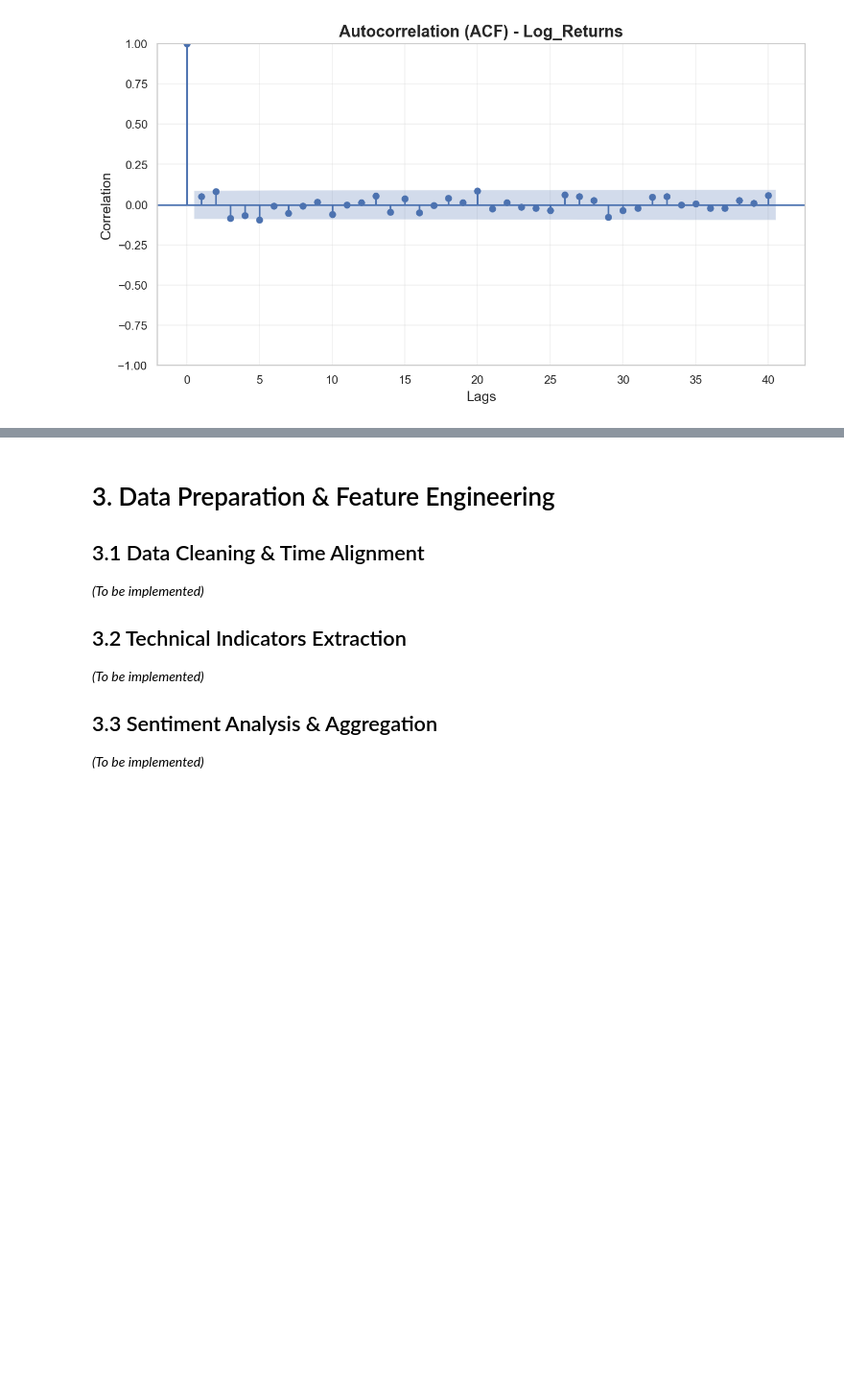
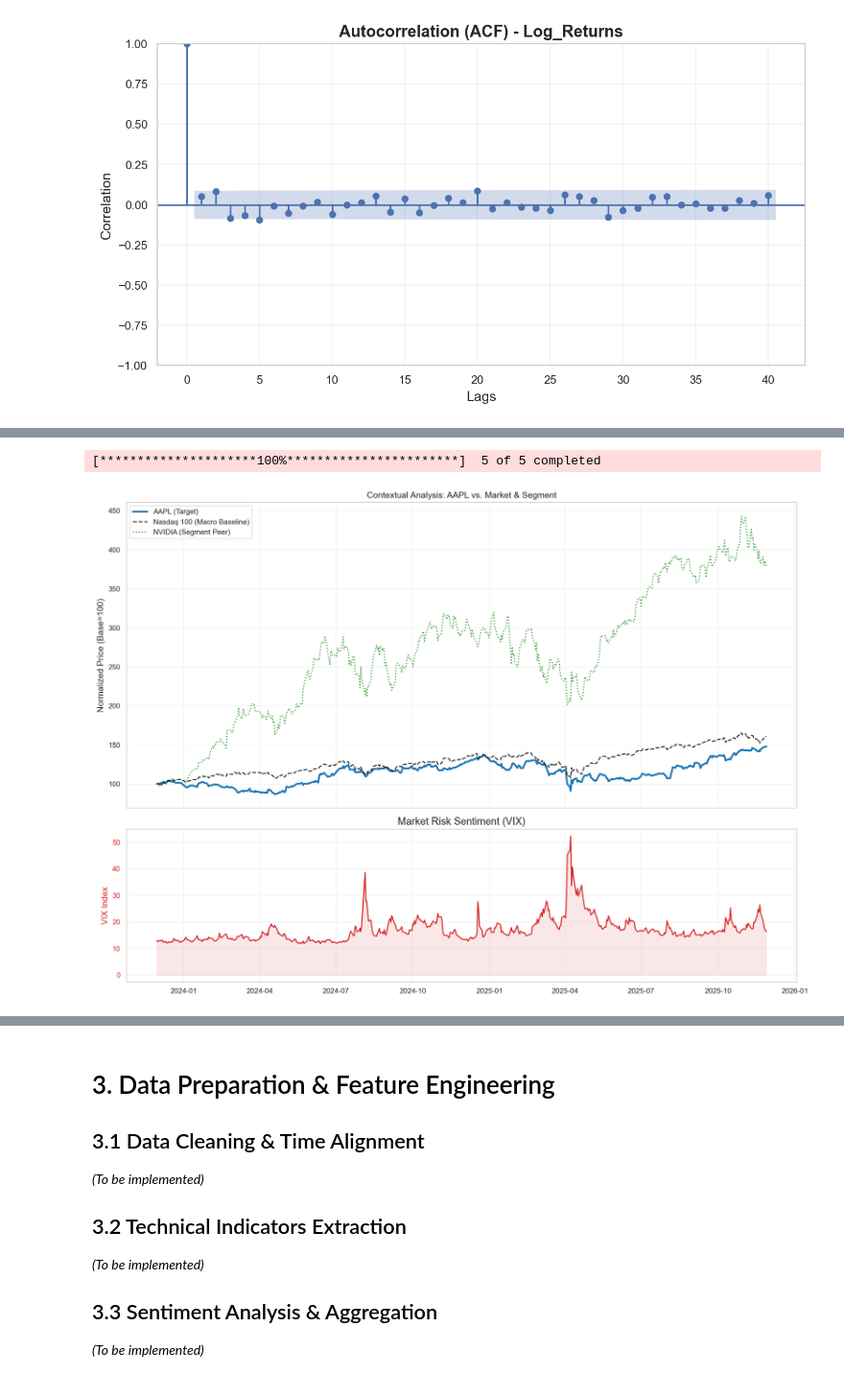
Before and after one commit to itaymutzafi/data-science-project, a Jupyter notebook: Final_Project_Report.ipynb, the cells around one changed output, grey strips where cells are left out. Shown at 96% size. Drawn from its saved outputs; the diff is of its cells as text; code cells hidden in the pictures; blank space fills up the shorter version.

Commit message:
aux data addition (2.4)

```diff
--- a/Final_Project_Report.ipynb
+++ b/Final_Project_Report.ipynb
@@ -268,0 +282,12 @@ plot_autocorrelation(df_research['Log_Returns'].dropna())
+# %%
+# Fetch Auxiliary Data
+from src.data.loader import fetch_auxiliary_data
+from src.evaluation.plots import plot_context_comparison
+
+aux_data = fetch_auxiliary_data(start_date="2020-01-01", end_date="2025-12-03")
+
+# Visualize Context
+plot_context_comparison(df_research['Close'], aux_data, target_name='AAPL')
+# %% [output]
+[*********************100%***********************]  5 of 5 completed
+[figure, added]
```
Also changed, not shown: parts of 10 cells of this notebook, 10 other files.
